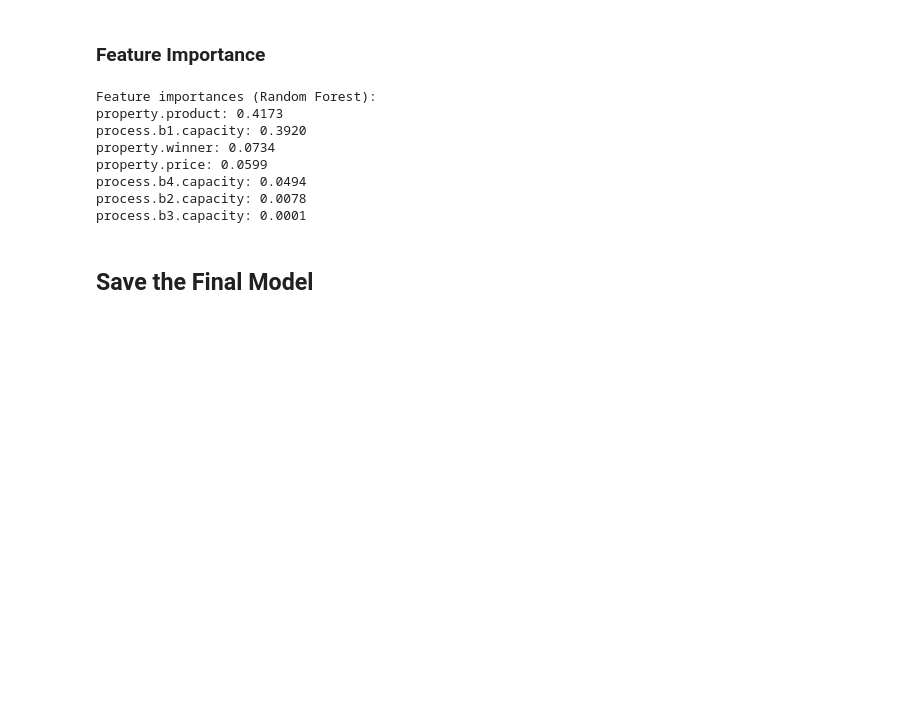
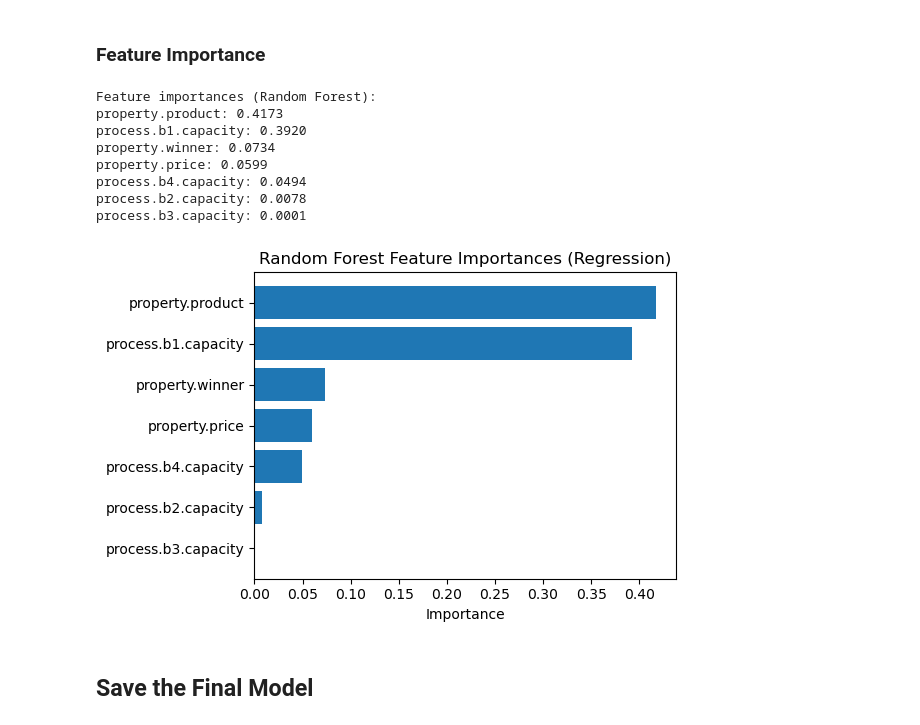
Before and after one commit to rayar93/ml-classification-regression-sklearn, a Jupyter notebook: notebooks/midtern_project.ipynb, the cells around one changed output. Drawn from its saved outputs; the diff is of its cells as text; code cells hidden in the pictures; blank space fills up the shorter version.

```diff
--- a/notebooks/midtern_project.ipynb
+++ b/notebooks/midtern_project.ipynb
@@ -764,21 +764,33 @@ plt.show()
 # %%
 all_feature_names = list(X_reg.columns)
 
 importances = reg_final_model.named_steps['model'].regressor_.feature_importances_
 
 feature_importance = sorted(zip(importances, all_feature_names), key=lambda x: x[0], reverse=True)
 print("Feature importances (Random Forest):")
 for imp, name in feature_importance:
     print(f"{name}: {imp:.4f}")
+
+feature_names = list(X_reg.columns)
+
+sorted_idx = np.argsort(importances)
+fig, ax = plt.subplots(figsize=(6, 4))
+ax.barh(np.array(feature_names)[sorted_idx], importances[sorted_idx])
+ax.set_xlabel('Importance')
+ax.set_title('Random Forest Feature Importances (Regression)')
+plt.tight_layout()
+plt.savefig('feature_importance_reg.png', dpi=150)
+plt.show()
 # %% [output]
 Feature importances (Random Forest):
 property.product: 0.4173
 process.b1.capacity: 0.3920
 property.winner: 0.0734
 property.price: 0.0599
 process.b4.capacity: 0.0494
 process.b2.capacity: 0.0078
 process.b3.capacity: 0.0001
+[figure, added]
 # %% [markdown]
 ## Save the Final Model
 # %%
```
Also changed, not shown: parts of 1 cell of this notebook.
